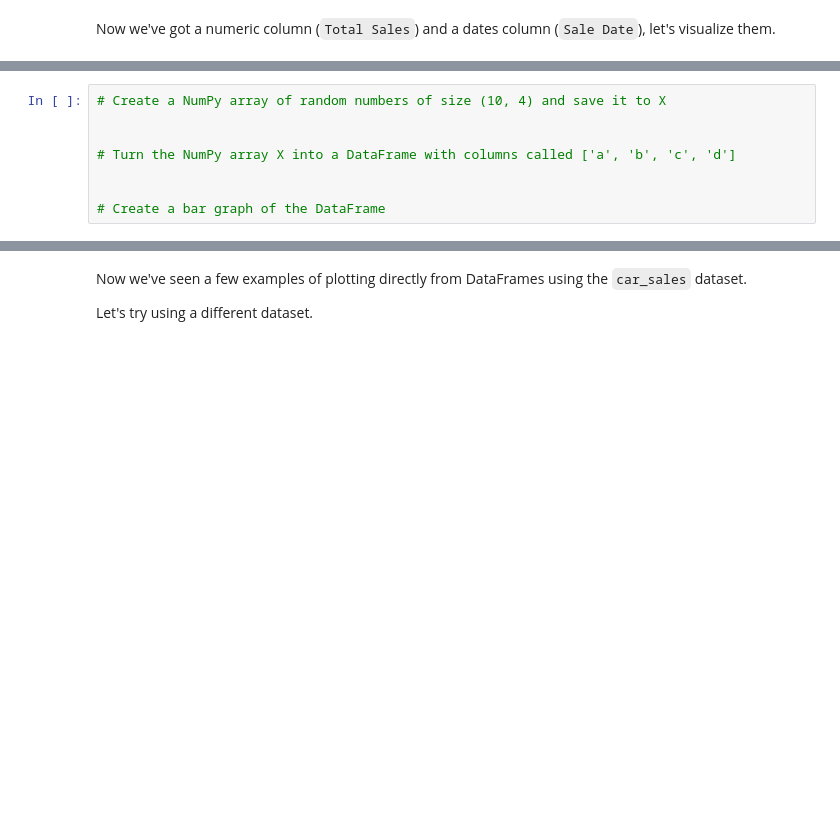
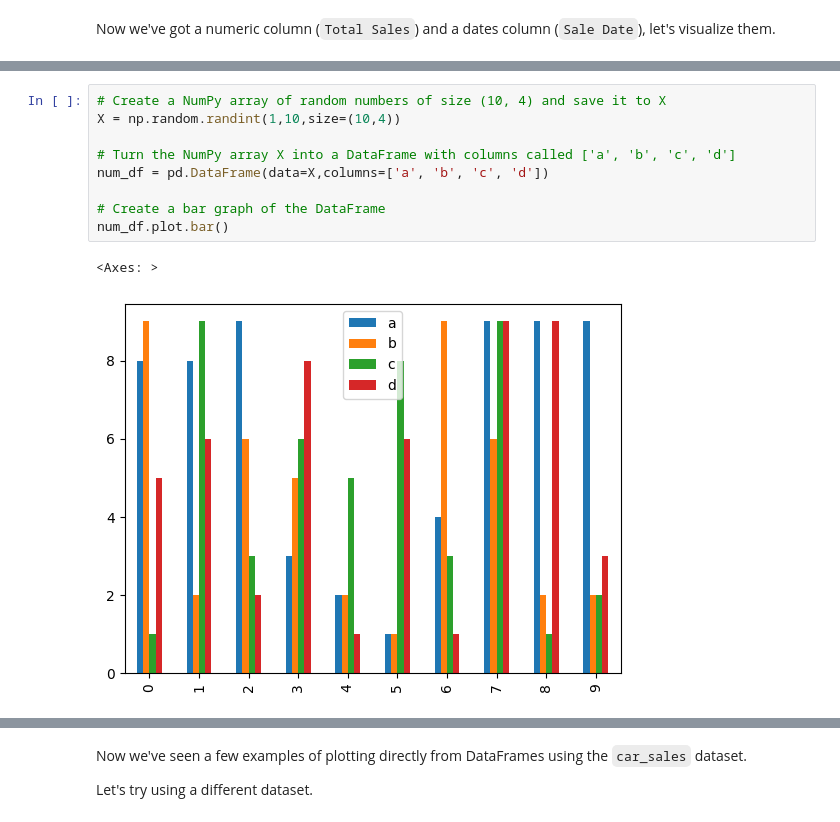
Before and after one commit to leviathan003/Practice_Puzzles, a Jupyter notebook: matplotlib-exercises.ipynb, the cells around one changed output, grey strips where cells are left out. Saved outputs shown, nothing was run; the diff lists cells and outputs as text; blank space fills up the shorter version.

```diff
--- a/matplotlib-exercises.ipynb
+++ b/matplotlib-exercises.ipynb
@@ -273,10 +339,14 @@ Now we've got a numeric column (`Total Sales`) and a dates column (`Sale Date`),
 # %%
 # Create a NumPy array of random numbers of size (10, 4) and save it to X
-
+X = np.random.randint(1,10,size=(10,4))
 
 # Turn the NumPy array X into a DataFrame with columns called ['a', 'b', 'c', 'd']
-
+num_df = pd.DataFrame(data=X,columns=['a', 'b', 'c', 'd'])
 
 # Create a bar graph of the DataFrame
+num_df.plot.bar()
+# %% [output]
+<Axes: >
+[figure, added]
 # %%
 # Create a bar graph of the 'Make' and 'Odometer (KM)' columns in the car_sales DataFrame
```
Also changed, not shown: parts of 10 cells of this notebook, 3 other files.
